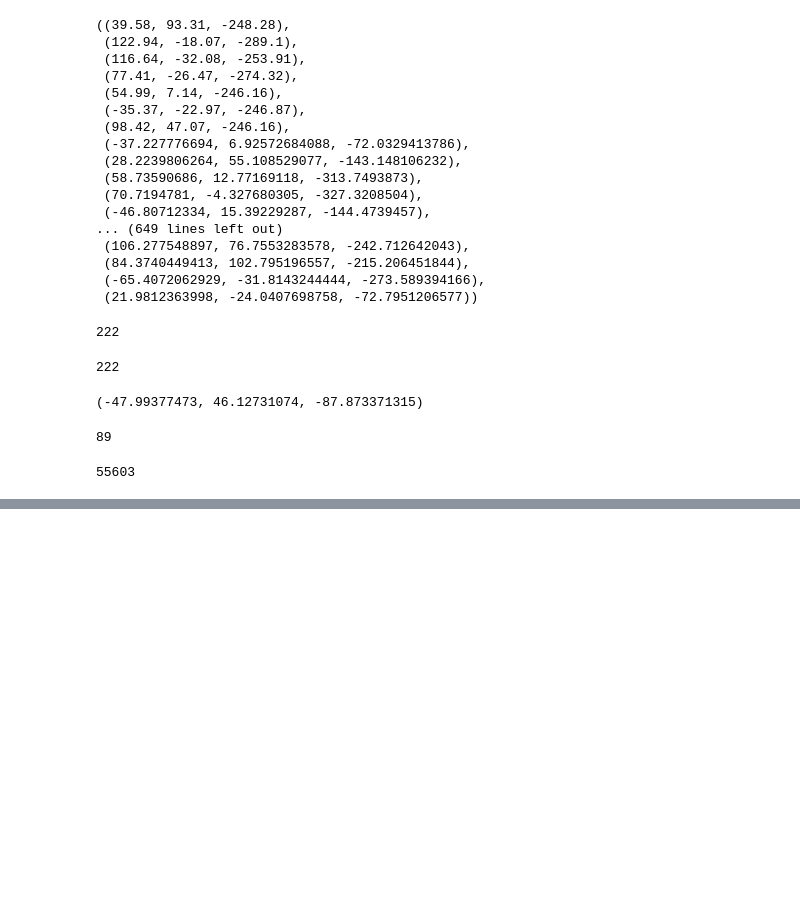
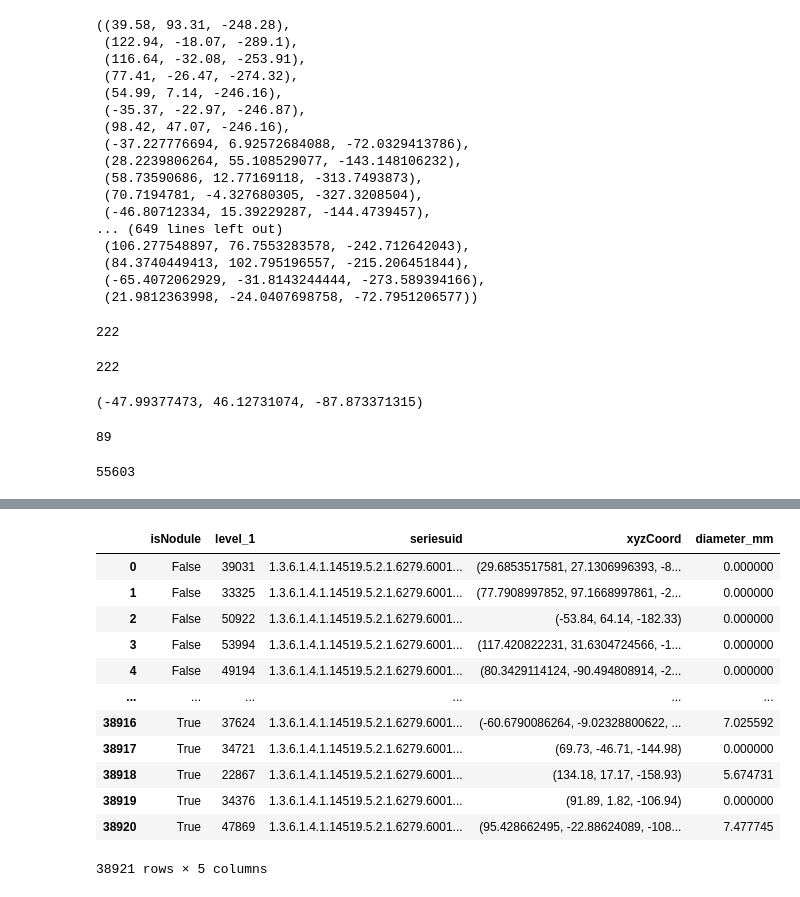
Before and after one commit to dolphinnG/Luna-Grand-Chalenge, a Jupyter notebook: test_preprocess_code.ipynb, the cells around one changed output, grey strips where cells are left out. Saved outputs shown, nothing was run; the diff lists cells and outputs as text; code cells hidden in the pictures; blank space fills up the shorter version.

```diff
--- a/test_preprocess_code.ipynb
+++ b/test_preprocess_code.ipynb
@@ -416,0 +461,16 @@ exploded[exploded['diameter_mm'] > 10][:3]
+# %%
+bigger_set
+# %% [output]
+|  | isNodule | level_1 | seriesuid | xyzCoord | diameter_mm |
+| 0 | False | 39031 | 1.3.6.1.4.1.14519.5.2.1.6279.6001... | (29.6853517581, 27.1306996393, -8... | 0.000000 |
+| 1 | False | 33325 | 1.3.6.1.4.1.14519.5.2.1.6279.6001... | (77.7908997852, 97.1668997861, -2... | 0.000000 |
+| 2 | False | 50922 | 1.3.6.1.4.1.14519.5.2.1.6279.6001... | (-53.84, 64.14, -182.33) | 0.000000 |
+| 3 | False | 53994 | 1.3.6.1.4.1.14519.5.2.1.6279.6001... | (117.420822231, 31.6304724566, -1... | 0.000000 |
+| 4 | False | 49194 | 1.3.6.1.4.1.14519.5.2.1.6279.6001... | (80.3429114124, -90.494808914, -2... | 0.000000 |
+| ... | ... | ... | ... | ... | ... |
+| 38916 | True | 37624 | 1.3.6.1.4.1.14519.5.2.1.6279.6001... | (-60.6790086264, -9.02328800622, ... | 7.025592 |
+| 38917 | True | 34721 | 1.3.6.1.4.1.14519.5.2.1.6279.6001... | (69.73, -46.71, -144.98) | 0.000000 |
+| 38918 | True | 22867 | 1.3.6.1.4.1.14519.5.2.1.6279.6001... | (134.18, 17.17, -158.93) | 5.674731 |
+| 38919 | True | 34376 | 1.3.6.1.4.1.14519.5.2.1.6279.6001... | (91.89, 1.82, -106.94) | 0.000000 |
+| 38920 | True | 47869 | 1.3.6.1.4.1.14519.5.2.1.6279.6001... | (95.428662495, -22.88624089, -108... | 7.477745 |
+38921 rows × 5 columns
```
Also changed, not shown: parts of 4 cells of this notebook, 3 other files.
